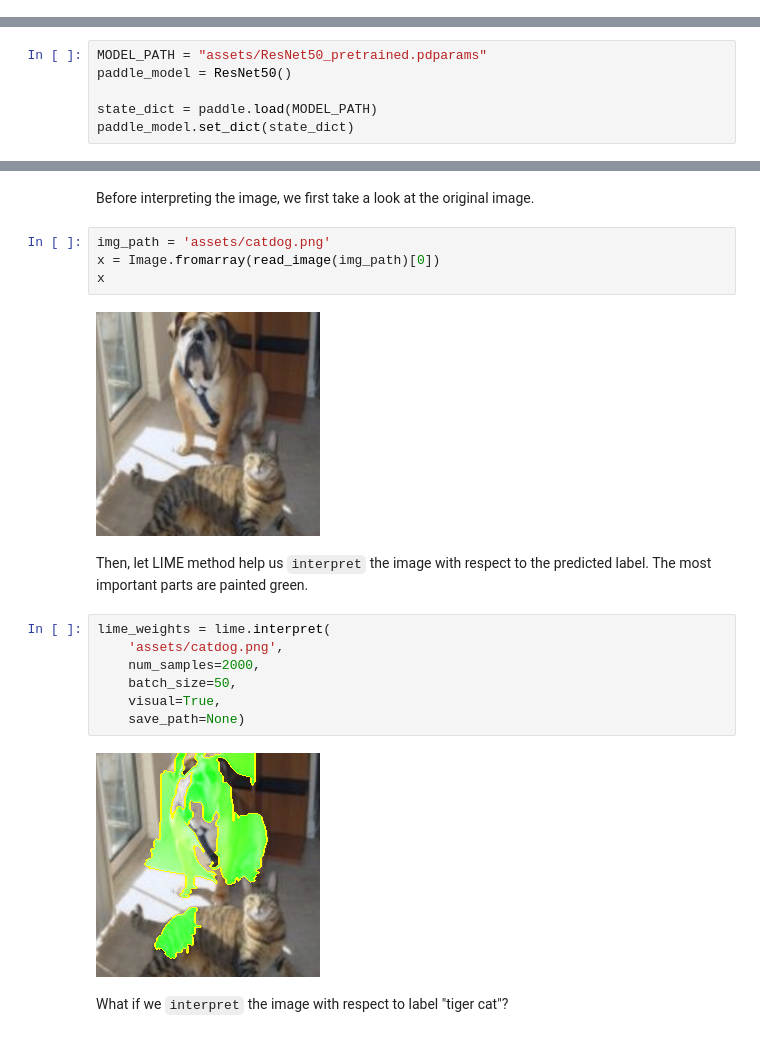
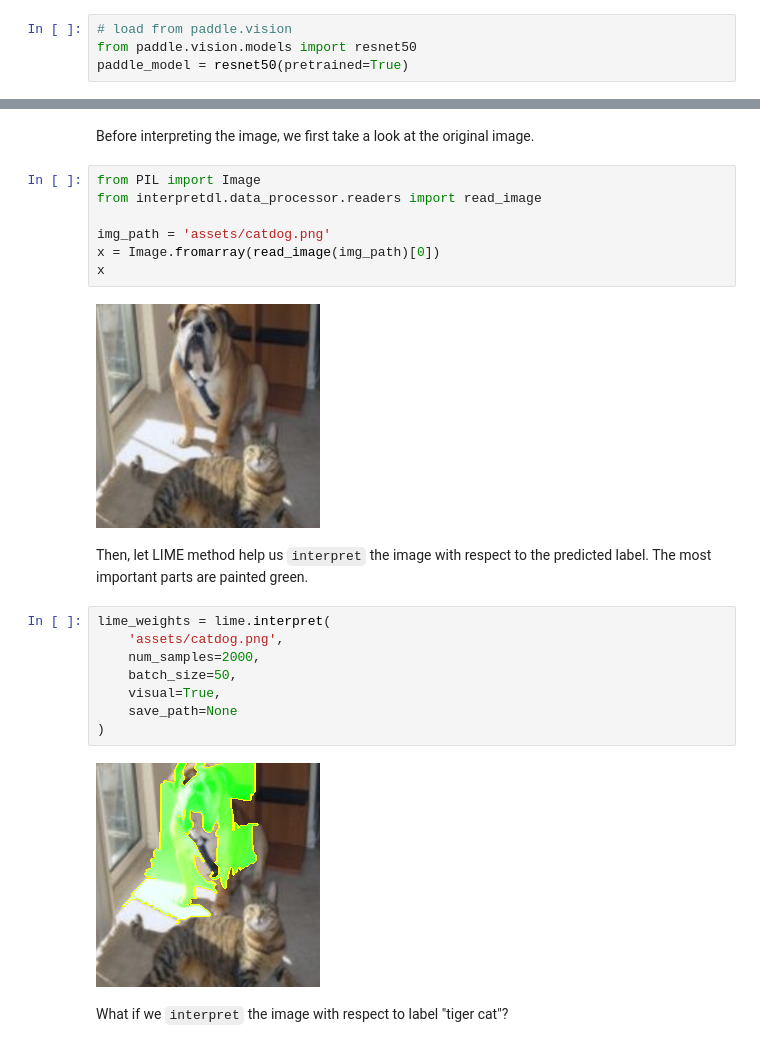
Before and after one commit to PaddlePaddle/InterpretDL, a Jupyter notebook: tutorials/lime_tutorial_cv.ipynb, the cells around one changed output, grey strips where cells are left out. Drawn from its saved outputs; the diff is of its cells as text.

```diff
--- a/tutorials/lime_tutorial_cv.ipynb
+++ b/tutorials/lime_tutorial_cv.ipynb
@@ -18,0 +8,4 @@ More pretrained models can be found in [PaddleClas Model Zoo](https://github.com
+# %%
+# load from paddle.vision
+from paddle.vision.models import resnet50
+paddle_model = resnet50(pretrained=True)
@@ -24,9 +23,3 @@ Initialize `paddle_model` and load weights. `ResNet50` is borrowed from PaddleCl
-# %%
-MODEL_PATH = "assets/ResNet50_pretrained.pdparams"
-paddle_model = ResNet50()
-
-state_dict = paddle.load(MODEL_PATH)
-paddle_model.set_dict(state_dict)
 # %% [markdown]
 Initialize the `LIMECVInterpreter`.
 # %%
@@ -34,6 +27,9 @@ lime = it.LIMECVInterpreter(paddle_model, use_cuda=True)
 # %% [markdown]
 Before interpreting the image, we first take a look at the original image.
 # %%
+from PIL import Image
+from interpretdl.data_processor.readers import read_image
+
 img_path = 'assets/catdog.png'
 x = Image.fromarray(read_image(img_path)[0])
 x
@@ -44,12 +40,13 @@ Then, let LIME method help us `interpret` the image with respect to the predicte
 # %%
 lime_weights = lime.interpret(
     'assets/catdog.png',
     num_samples=2000,
     batch_size=50,
     visual=True,
-    save_path=None)
+    save_path=None
+)
 # %% [output]
-[figure, old version]
+[figure, new version]
 # %% [markdown]
 What if we `interpret` the image with respect to label "tiger cat"?
 # %%
```
Also changed, not shown: parts of 9 cells of this notebook, 1 other file.
